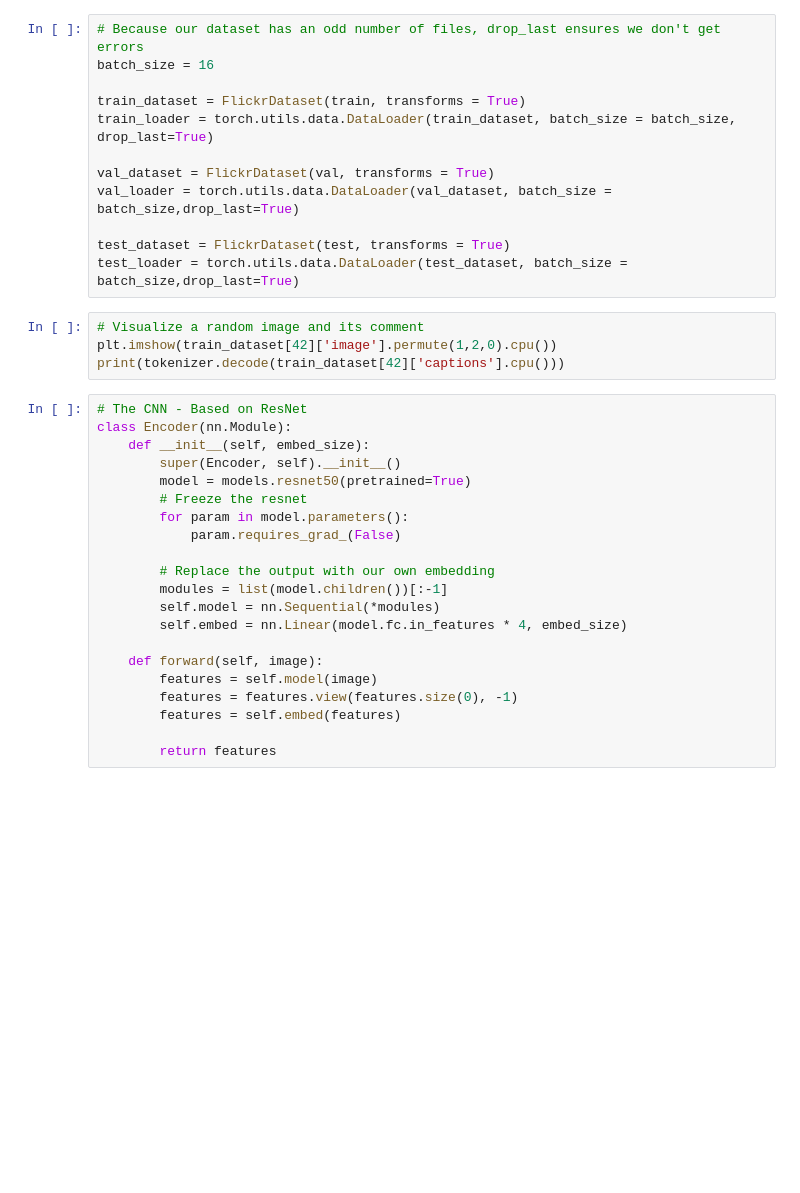
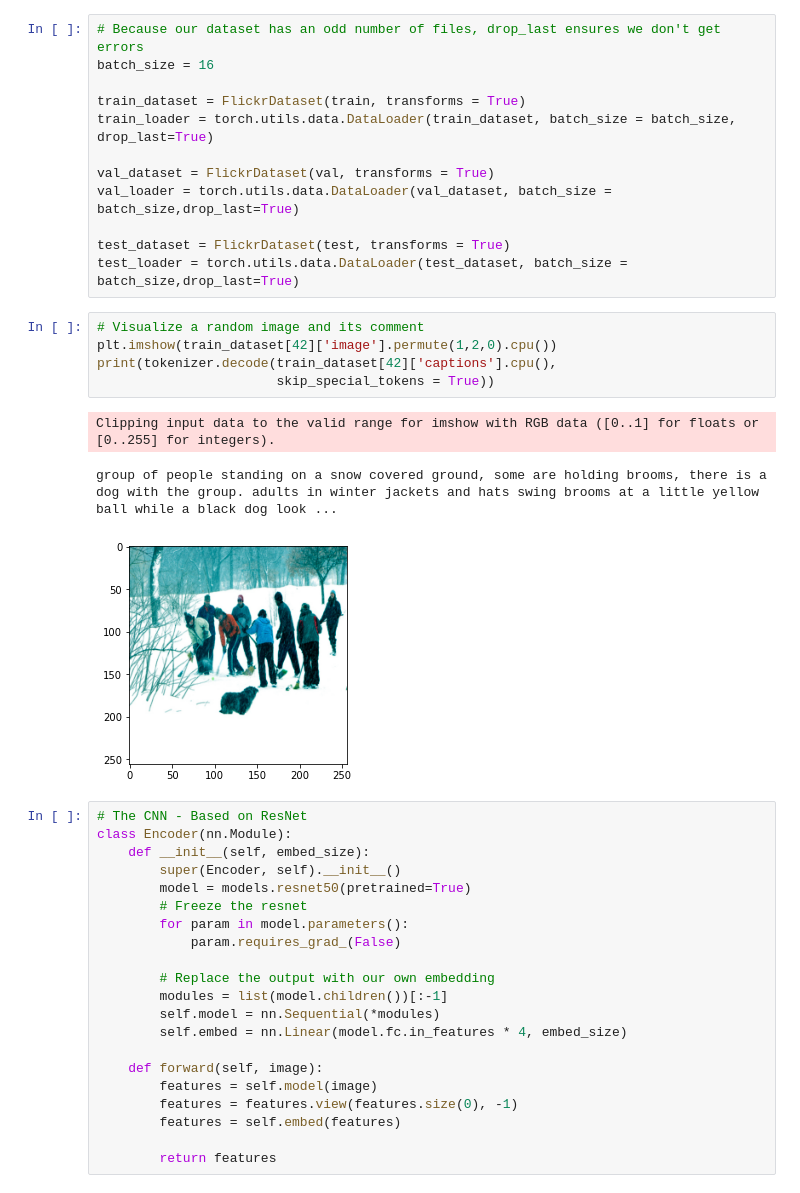
Before and after one commit to ben-mur64/image-captioning, a Jupyter notebook: torch-captioning.ipynb, the cells around one changed output. Drawn from its saved outputs; the diff is of its cells as text; blank space fills up the shorter version.

```diff
--- a/torch-captioning.ipynb
+++ b/torch-captioning.ipynb
@@ -153,7 +150,12 @@ test_loader = torch.utils.data.DataLoader(test_dataset, batch_size = batch_size,
 # %%
 # Visualize a random image and its comment
 plt.imshow(train_dataset[42]['image'].permute(1,2,0).cpu())
-print(tokenizer.decode(train_dataset[42]['captions'].cpu()))
+print(tokenizer.decode(train_dataset[42]['captions'].cpu(),
+                       skip_special_tokens = True))
+# %% [output]
+Clipping input data to the valid range for imshow with RGB data ([0..1] for floats or [0..255] for integers).
+group of people standing on a snow covered ground, some are holding brooms, there is a dog with the group. adults in winter jackets and hats swing brooms at a little yellow ball while a black dog look ...
+[figure, added]
 # %%
 # The CNN - Based on ResNet
 class Encoder(nn.Module):
```
Also changed, not shown: parts of 6 cells of this notebook, 2 other files.
